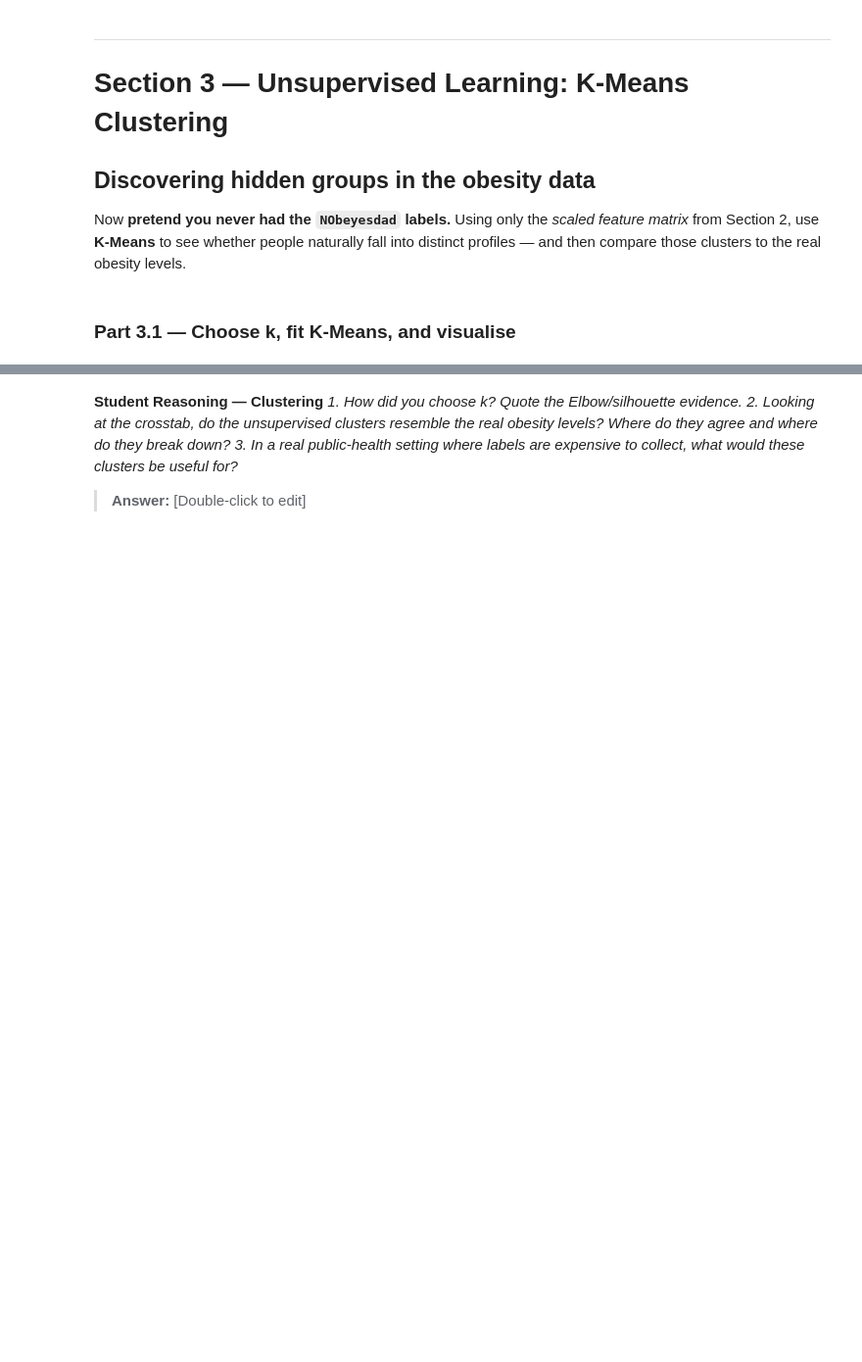
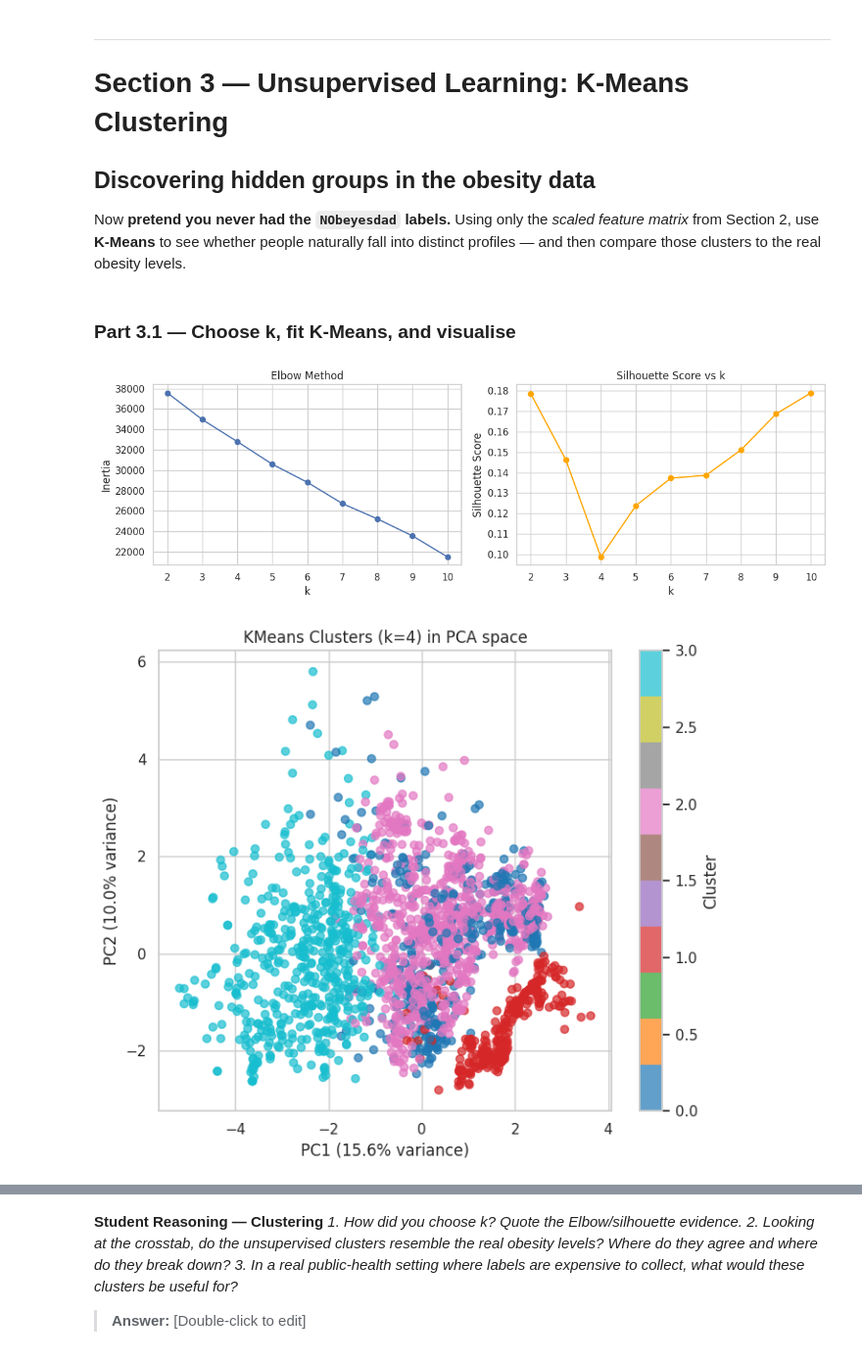
Before and after one commit to Jay-Ewura/lab-2-predictive-analytics, a Jupyter notebook: Lab2/lab_2_predictive_analytics.ipynb, the cells around one changed output, grey strips where cells are left out. Shown at 98% size. Drawn from its saved outputs; the diff is of its cells as text; code cells hidden in the pictures; blank space fills up the shorter version.

```diff
--- a/Lab2/lab_2_predictive_analytics.ipynb
+++ b/Lab2/lab_2_predictive_analytics.ipynb
@@ -431,17 +678,66 @@ and then compare those clusters to the real obesity levels.
 ### Part 3.1 — Choose k, fit K-Means, and visualise
 # %%
 # TODO: Use ONLY the scaled obesity features (no target) for clustering.
+X_cluster = X_scaled
 
 # TODO: Choose the number of clusters k with the Elbow method (and/or silhouette score).
 #   from sklearn.cluster import KMeans
 #   from sklearn.metrics import silhouette_score
 #   Loop k = 2..10, record inertia_ (and silhouette), and plot inertia vs k.
 
+from sklearn.cluster import KMeans
+from sklearn.metrics import silhouette_score
+
+inertias = []
+sil_scores = []
+k_range = range(2, 11)
+
+for k in k_range:
+    km = KMeans(n_clusters=k, random_state=RANDOM_STATE, n_init=10)
+    labels = km.fit_predict(X_cluster)
+    inertias.append(km.inertia_)
+    sil_scores.append(silhouette_score(X_cluster, labels))
+
+fig, axes = plt.subplots(1, 2, figsize=(12, 4))
+axes[0].plot(k_range, inertias, marker='o')
+axes[0].set_xlabel("k")
+axes[0].set_ylabel("Inertia")
+axes[0].set_title("Elbow Method")
+
+axes[1].plot(k_range, sil_scores, marker='o', color='orange')
+axes[1].set_xlabel("k")
+axes[1].set_ylabel("Silhouette Score")
+axes[1].set_title("Silhouette Score vs k")
+plt.tight_layout()
+plt.show()
+
+
 # TODO: Fit KMeans with your chosen k (random_state=RANDOM_STATE) and get cluster labels.
+k_chosen = 4
+kmeans = KMeans(n_clusters=k_chosen, random_state=RANDOM_STATE, n_init=10)
+cluster_labels = kmeans.fit_predict(X_cluster)
 
 # TODO: Visualise the clusters in 2D.
 #   Pick two informative features (e.g. Weight vs Height) OR reduce to 2D with PCA
 #   (from sklearn.decomposition import PCA) and colour points by cluster.
+from sklearn.decomposition import PCA
+import matplotlib.pyplot as plt
+import numpy as np
+
+pca = PCA(n_components=2, random_state=RANDOM_STATE)
+X_pca = pca.fit_transform(X_cluster)
+
+plt.figure(figsize=(7, 6))
+scatter = plt.scatter(X_pca[:, 0], X_pca[:, 1], c=cluster_labels, cmap='tab10', alpha=0.7)
+plt.xlabel(f"PC1 ({pca.explained_variance_ratio_[0]*100:.1f}% variance)")
+plt.ylabel(f"PC2 ({pca.explained_variance_ratio_[1]*100:.1f}% variance)")
+plt.title(f"KMeans Clusters (k={k_chosen}) in PCA space")
+plt.colorbar(scatter, label="Cluster")
+plt.tight_layout()
+plt.show()
+# %% [output]
+[figure, added]
+[figure, added]
 # %%
 # TODO: How well do the clusters line up with the TRUE obesity levels?
 #   Build a crosstab of cluster label vs the real NObeyesdad category:
```
Also changed, not shown: parts of 7 cells of this notebook.
